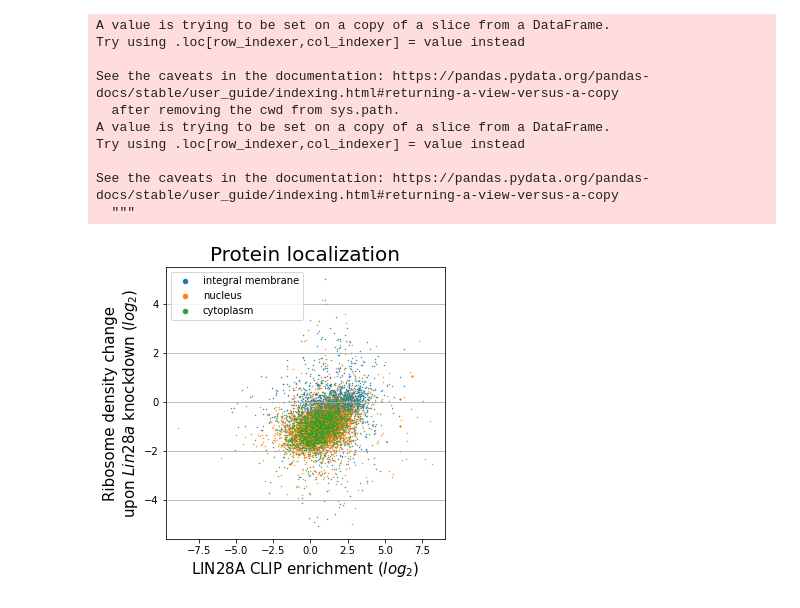
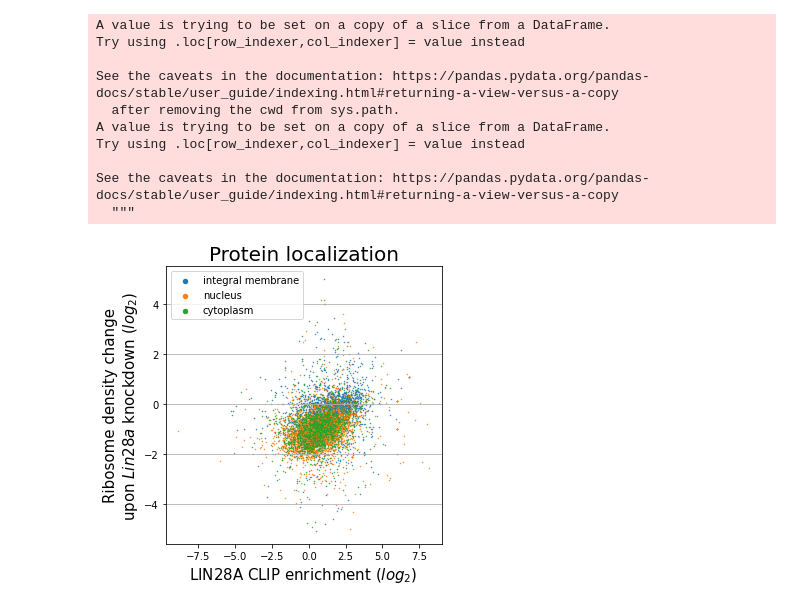
Before and after one commit to eugenebang/BnP1_termp, a Jupyter notebook: TermProj1.ipynb, the cells around one changed output. Drawn from its saved outputs; the diff is of its cells as text; code cells hidden in the pictures.

Commit message:
added background color to image file2

```diff
--- a/TermProj1.ipynb
+++ b/TermProj1.ipynb
@@ -72,20 +72,22 @@ df_cyto = df[df['type']=='cytoplasm']
 # %%
 fig, ax = plt.subplots(1, 1, figsize=(5, 5))
 ax.scatter(np.log2(df_im['clip_enrichment']),
            np.log2(df_im['rden_change']), s=0.2, label='integral membrane')
 ax.scatter(np.log2(df_nuc['clip_enrichment']),
            np.log2(df_nuc['rden_change']), s=0.2, label='nucleus')
 ax.scatter(np.log2(df_cyto['clip_enrichment']),
            np.log2(df_cyto['rden_change']), s=0.2, label='cytoplasm')
 #ax.axis((-10,10,-,30))
 ax.legend(markerscale=10)
 ax.grid(axis='y')
 
 ax.set_title('Protein localization', fontsize=20)
 ax.set_xlabel('LIN28A CLIP enrichment ($log_{2}$)', fontsize=15)
 ax.set_ylabel('Ribosome density change\nupon $\it{Lin28a}$ knockdown ($log_{2}$)', fontsize=15)
 
+fig.patch.set_facecolor('white')
+plt.tight_layout()
 plt.savefig('termproj1.png', dpi=300)
 plt.show()
 # %% [output]
-[figure, old version]
+[figure, new version]
```
Also changed, not shown: 1 other file.
